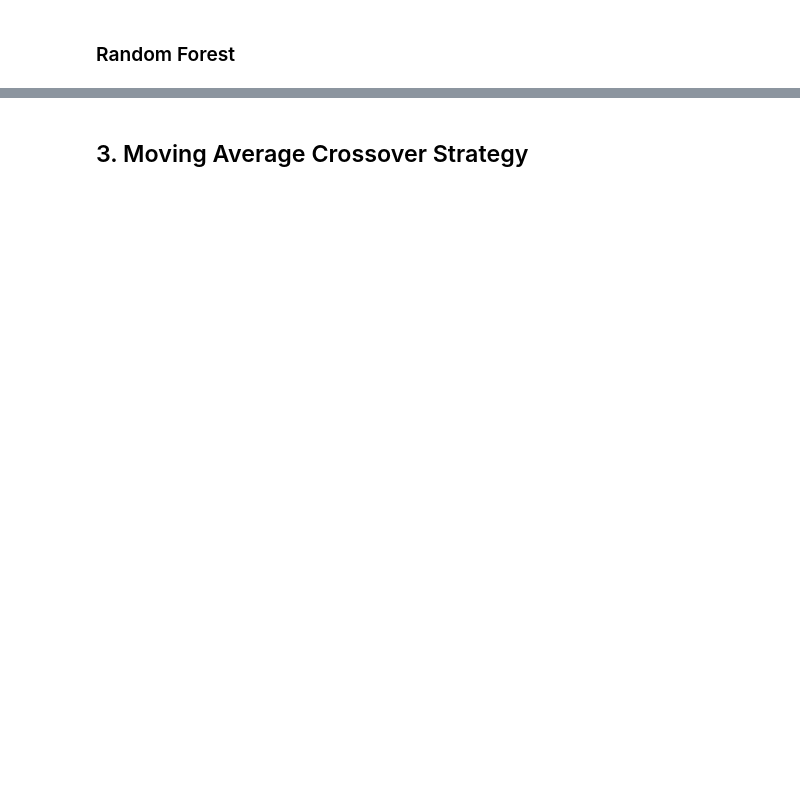
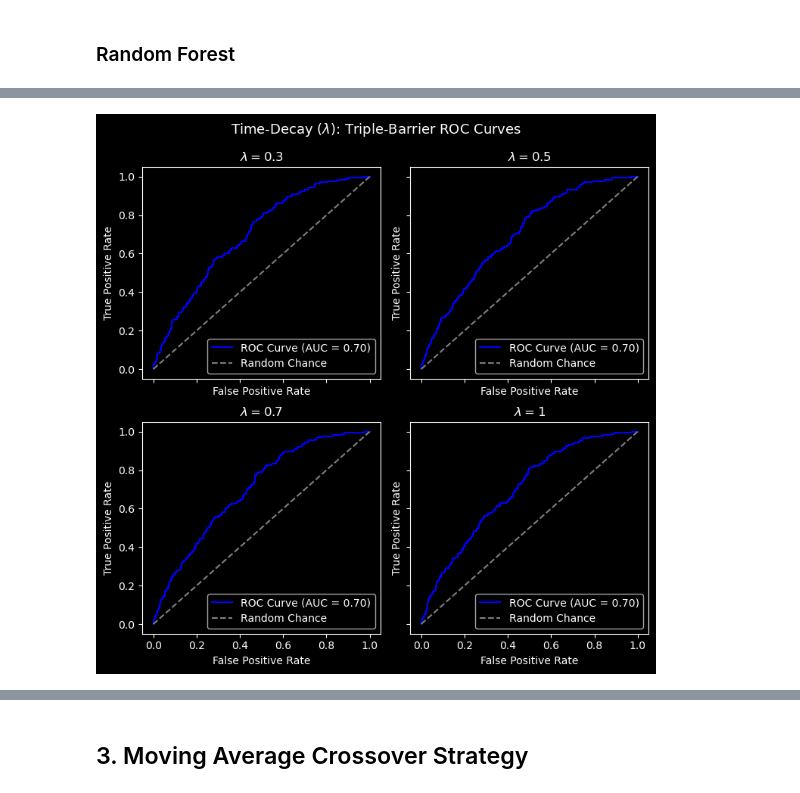
Before and after one commit to pnjoroge54/Machine-Learning-Blueprint, a Jupyter notebook: notebooks/Part_3-Labeling.ipynb, the cells around one changed output, grey strips where cells are left out. Cells and saved outputs as stored; diff of their text form; code cells hidden in the pictures; blank space fills up the shorter version.

```diff
--- a/notebooks/Part_3-Labeling.ipynb
+++ b/notebooks/Part_3-Labeling.ipynb
@@ -447,0 +1047,6 @@ Classification reports saved.
+# %%
+fig_title = fig_titles[1]
+bb_roc_tbl_tw = compare_roc_curves(bb_models_tw[1::4], plot_titles_tw, fig_title, columns, height)
+bb_roc_tbl_tw.savefig(dirpath / "bb_roc_barrier_comparison_time_weighted.png")
+# %% [output]
+[figure, added]
```
Also changed, not shown: parts of 136 cells of this notebook.
